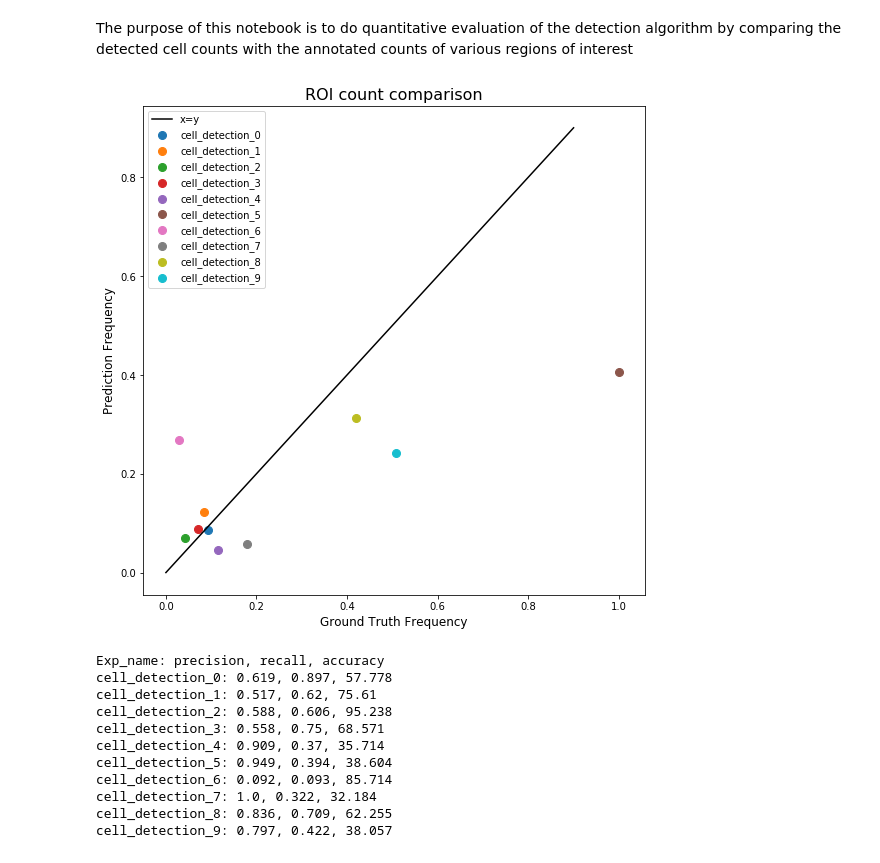
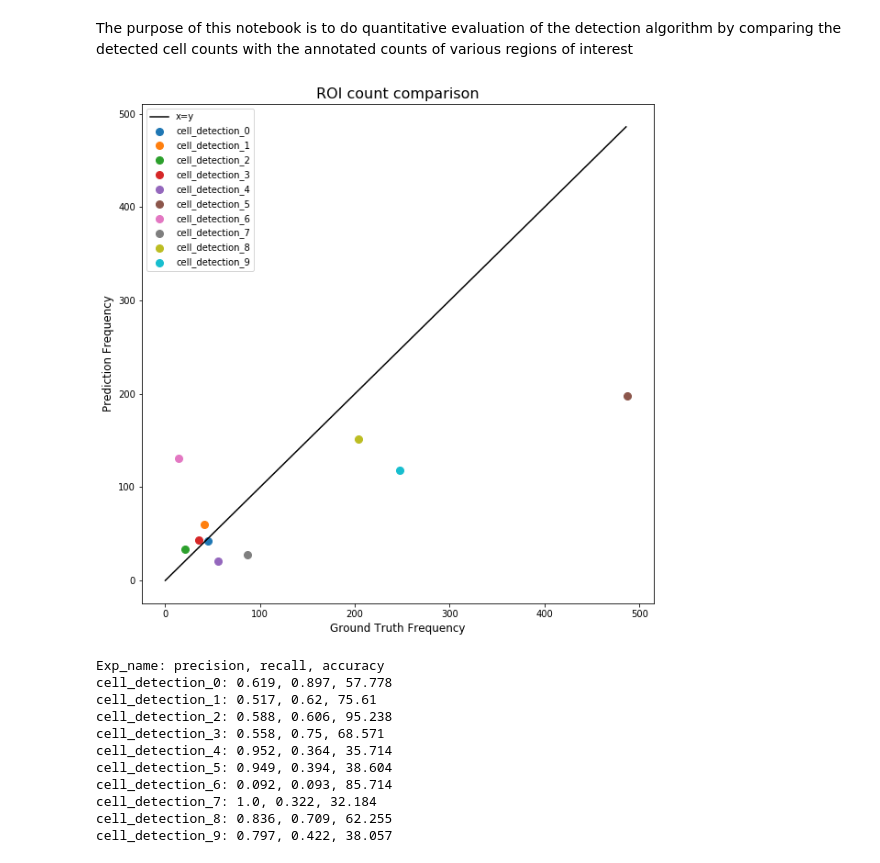
Before and after one commit to neurodata-cobalt/bloby, a Jupyter notebook: Quantitative Evaluation - ROI.ipynb, the cells around one changed output. Saved outputs shown, nothing was run; the diff lists cells and outputs as text; code cells hidden in the pictures.

Commit message:
Change back to count - ROI plot

```diff
--- a/Quantitative Evaluation - ROI.ipynb
+++ b/Quantitative Evaluation - ROI.ipynb
@@ -4,7 +4,7 @@
 The purpose of this notebook is to do quantitative evaluation of the detection algorithm by comparing the detected cell counts with the annotated counts of various regions of interest
 # %%
 from IPython.core.pylabtools import figsize
-figsize(9, 9)
+figsize(10, 10)
 
 from src.BlobDetector import BlobDetector
 from src.BlobMetrics import BlobMetrics
@@ -32,42 +32,42 @@ for i, path in enumerate(path_pbar):
 
     gt_centroids = util.get_list_from_csv(annotation_paths[i])
     centroids = detector.get_blob_centroids()
 
     metrics_arr.append(BlobMetrics(gt_centroids, centroids, euclidean_distance_threshold=12))
 
     predicted_count = len(centroids)
     gt_count = len(gt_centroids)
 
     count_map.append((gt_count, predicted_count))
 
 (fig, ax) = plt.subplots()
 
 ax.set_xlabel('Ground Truth Frequency', fontsize=12)
 ax.set_ylabel('Prediction Frequency', fontsize=12)
 ax.set_title('ROI count comparison', fontsize=16)
 
 max_count = max([max(i) for i in count_map])
 
-ax.plot(np.arange(0, 1, 0.1), np.arange(0, 1, 0.1), label='x=y', color='k')
+ax.plot(np.arange(max_count), np.arange(max_count), label='x=y', color='k')
 
 for i, c in enumerate(count_map):
-    ax.scatter([float(c[0])/float(max_count)], [float(c[1])/float(max_count)], label='{}_{}'.format(roi_prefix, i), s=64)
+    ax.scatter(c[0], c[1], label='{}_{}'.format(roi_prefix, i), s=64)
 ax.legend()
 
 plt.show()
 
 
 print('Exp_name: precision, recall, accuracy')
 for i, met in enumerate(metrics_arr):
     print('cell_detection_{}: {}, {}, {}'.format(i, met.precision(), met.recall(), met.accuracy()))
 # %% [output]
-[figure, old version]
+[figure, new version]
 Exp_name: precision, recall, accuracy
 cell_detection_0: 0.619, 0.897, 57.778
 cell_detection_1: 0.517, 0.62, 75.61
 cell_detection_2: 0.588, 0.606, 95.238
 cell_detection_3: 0.558, 0.75, 68.571
-cell_detection_4: 0.909, 0.37, 35.714
+cell_detection_4: 0.952, 0.364, 35.714
 cell_detection_5: 0.949, 0.394, 38.604
 cell_detection_6: 0.092, 0.093, 85.714
 cell_detection_7: 1.0, 0.322, 32.184
```
